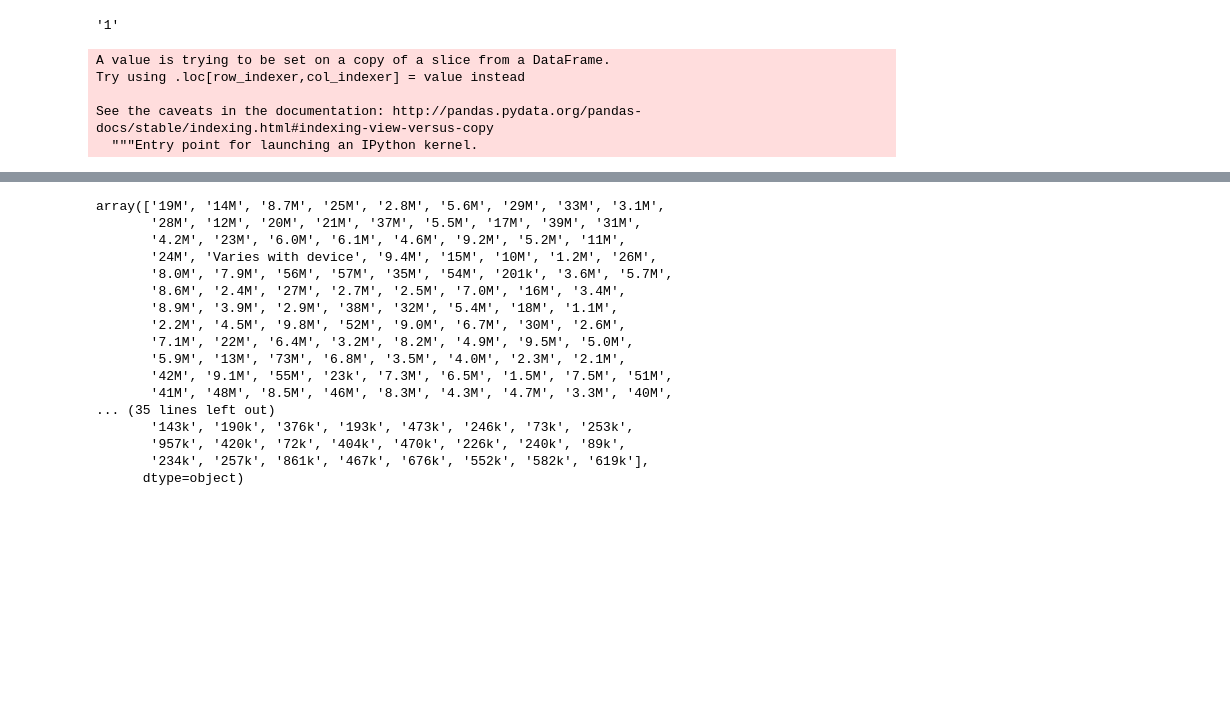
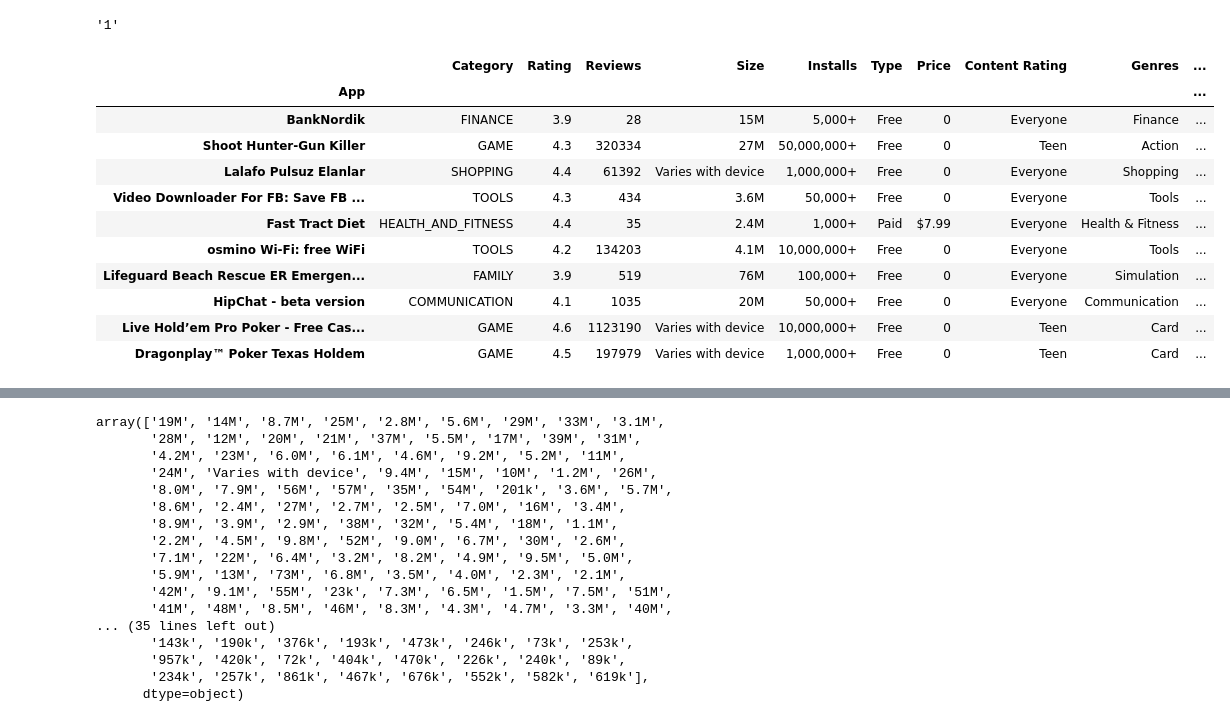
Before and after one commit to green-fox-academy/tedlsx, a Jupyter notebook: week-6/day-1/workshop.ipynb, the cells around one changed output, grey strips where cells are left out. Drawn from its saved outputs; the diff is of its cells as text; code cells hidden in the pictures; blank space fills up the shorter version.

Commit message:
modify the day-1 pandas

```diff
--- a/week-6/day-1/workshop.ipynb
+++ b/week-6/day-1/workshop.ipynb
@@ -230,15 +226,22 @@ df["Reviews"].min(
 # %% [output]
 '1'
 # %%
-df["Last Updated"] = pd.to_datetime(df["Last Updated"])
+df.loc[:, "Last Updated"] = pd.to_datetime(df["Last Updated"])
 most_recent_ten = df.sort_values(by = "Last Updated", ascending=False)[:10]
 most_recent_ten
 # %% [output]
-A value is trying to be set on a copy of a slice from a DataFrame.
-Try using .loc[row_indexer,col_indexer] = value instead
-
-See the caveats in the documentation: http://pandas.pydata.org/pandas-docs/stable/indexing.html#indexing-view-versus-copy
-  """Entry point for launching an IPython kernel.
+|  | Category | Rating | Reviews | Size | Installs | Type | Price | Content Rating | Genres | ... |
+| App |  |  |  |  |  |  |  |  |  | ... |
+| BankNordik | FINANCE | 3.9 | 28 | 15M | 5,000+ | Free | 0 | Everyone | Finance | ... |
+| Shoot Hunter-Gun Killer | GAME | 4.3 | 320334 | 27M | 50,000,000+ | Free | 0 | Teen | Action | ... |
+| Lalafo Pulsuz Elanlar | SHOPPING | 4.4 | 61392 | Varies with device | 1,000,000+ | Free | 0 | Everyone | Shopping | ... |
+| Video Downloader For FB: Save FB ... | TOOLS | 4.3 | 434 | 3.6M | 50,000+ | Free | 0 | Everyone | Tools | ... |
+| Fast Tract Diet | HEALTH_AND_FITNESS | 4.4 | 35 | 2.4M | 1,000+ | Paid | $7.99 | Everyone | Health & Fitness | ... |
+| osmino Wi-Fi: free WiFi | TOOLS | 4.2 | 134203 | 4.1M | 10,000,000+ | Free | 0 | Everyone | Tools | ... |
+| Lifeguard Beach Rescue ER Emergen... | FAMILY | 3.9 | 519 | 76M | 100,000+ | Free | 0 | Everyone | Simulation | ... |
+| HipChat - beta version | COMMUNICATION | 4.1 | 1035 | 20M | 50,000+ | Free | 0 | Everyone | Communication | ... |
+| Live Hold’em Pro Poker - Free Cas... | GAME | 4.6 | 1123190 | Varies with device | 10,000,000+ | Free | 0 | Teen | Card | ... |
+| Dragonplay™ Poker Texas Holdem | GAME | 4.5 | 197979 | Varies with device | 1,000,000+ | Free | 0 | Teen | Card | ... |
 # %%
 top = int(0.25 * df.count()["Rating"])
 
```
Also changed, not shown: parts of 1 cell of this notebook, 1 other file.
